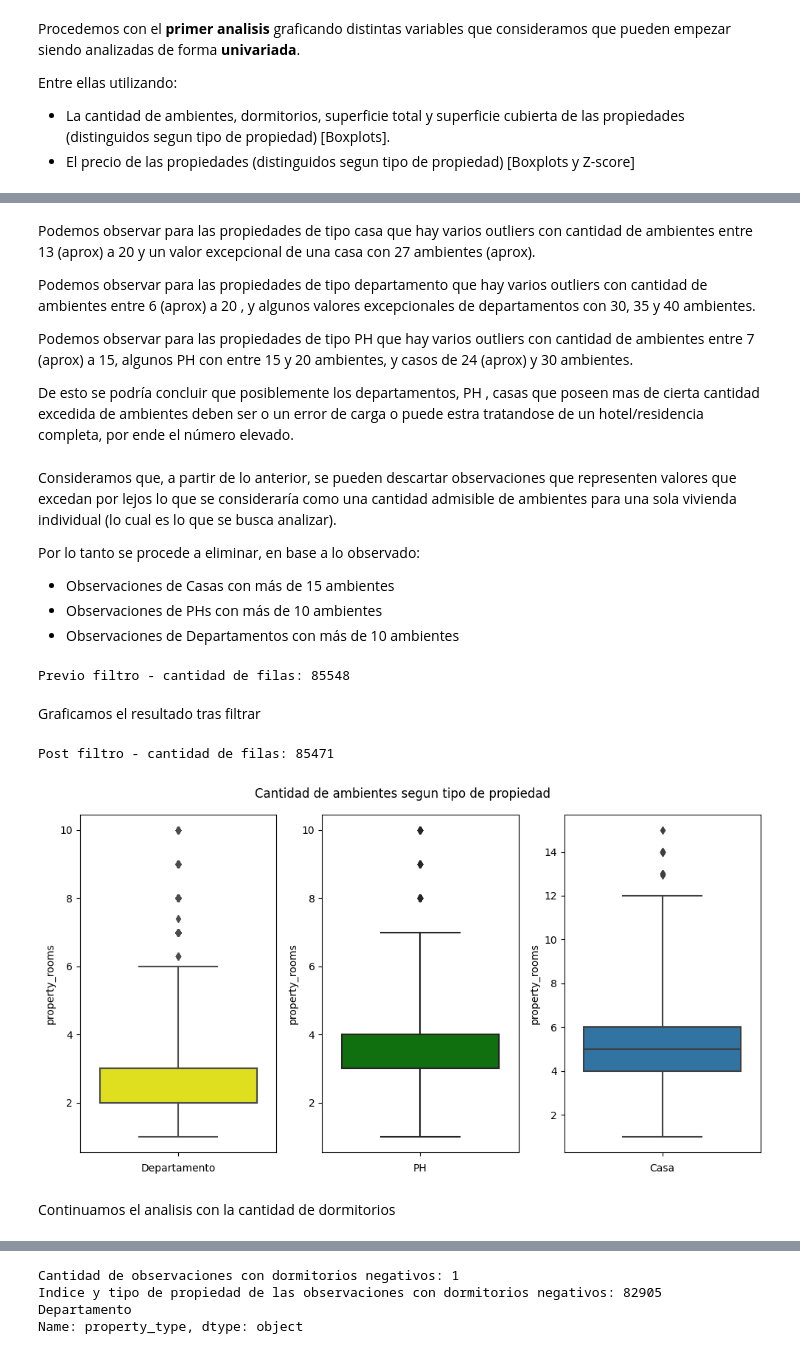
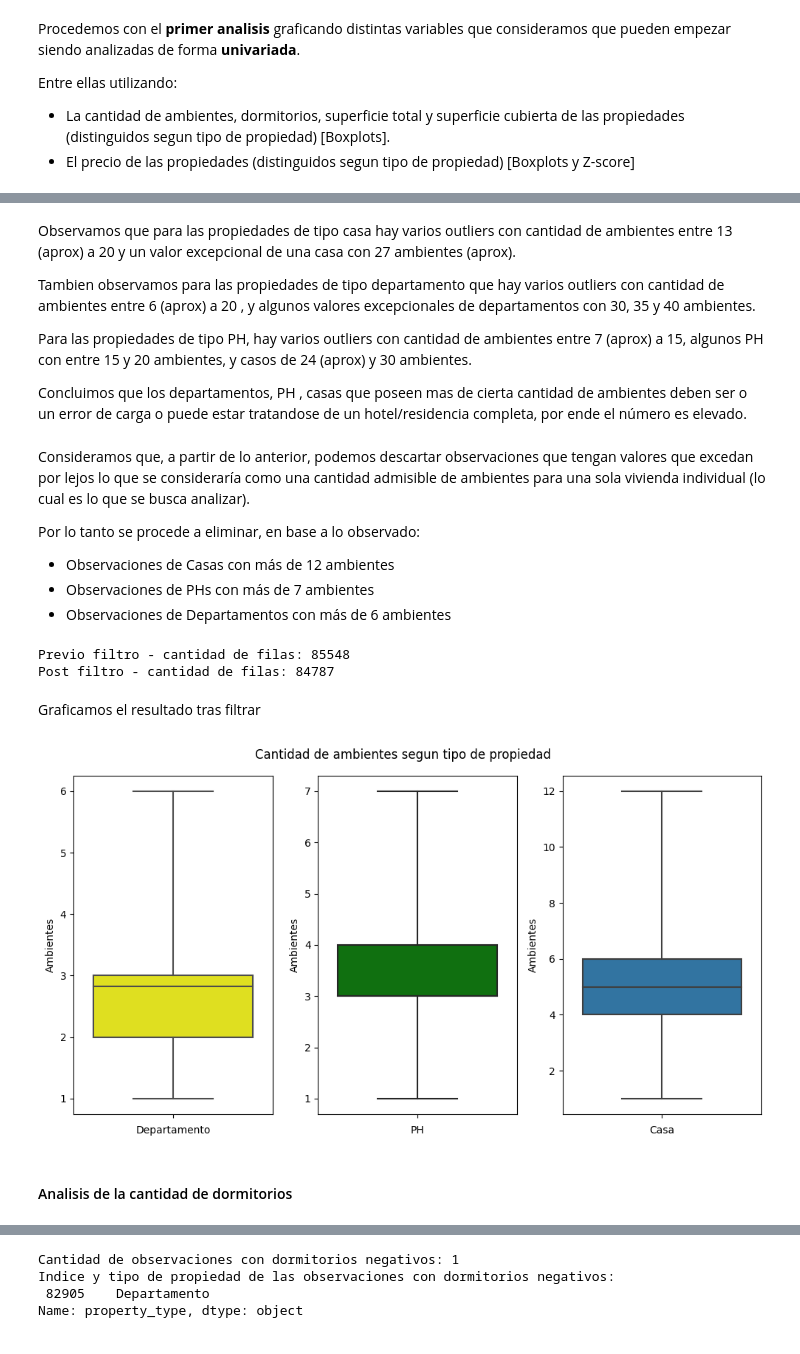
Before and after one commit to MiguelV5/7506-Organizacion_de_datos, a Jupyter notebook: TP1/7506R_2C2022_GRUPO3.ipynb, the cells around one changed output, grey strips where cells are left out. Saved outputs shown, nothing was run; the diff lists cells and outputs as text; code cells hidden in the pictures.

```diff
--- a/TP1/7506R_2C2022_GRUPO3.ipynb
+++ b/TP1/7506R_2C2022_GRUPO3.ipynb
@@ -236,12 +237,12 @@ Analizando los valores que toman las variables que utilizaremos, podemos afirmar
 
 Procedemos entonces a realizar un primer filtro del dataset:
 # %%
-property_type_cond = ds['property_type'].isin(['Casa', 'PH','Departamento'])
-property_currency_cond = ds['property_currency']  == 'USD'
-operation_cond = ds['operation'] == 'Venta'
-location_cond = ds['place_l2'] == 'Capital Federal' # segun documentacion "place_l2" es la provincia
+property_type_cond = ds_properati['property_type'].isin(['Casa', 'PH','Departamento'])
+property_currency_cond = ds_properati['property_currency']  == 'USD'
+operation_cond = ds_properati['operation'] == 'Venta'
+location_cond = ds_properati['place_l2'] == 'Capital Federal' # segun documentacion "place_l2" es la provincia
 
-ds_properati = ds[property_type_cond & property_currency_cond & operation_cond & location_cond]
+ds_properati = ds_properati[property_type_cond & property_currency_cond & operation_cond & location_cond]
 ds_properati.reset_index(drop=True, inplace=True)
 ds_properati.shape
 # %% [output]
@@ -488,0 +482,2 @@ ds_properati.head()
+# %%
+ds_properati.drop(['created_on'], axis=1, inplace = True)
@@ -736 +739,3 @@ Entre ellas utilizando:
+# %%
+df_preprocesado = ds_properati.copy()
 # %% [markdown]
@@ -760,62 +765,62 @@ fig.show()
 # %% [markdown]
 
-Podemos observar para las propiedades de tipo casa que hay varios outliers con cantidad de ambientes entre 13 (aprox) a 20 y un valor excepcional de una casa con 27 ambientes (aprox).
+Observamos que para las propiedades de tipo casa hay varios outliers con cantidad de ambientes entre 13 (aprox) a 20 y un valor excepcional de una casa con 27 ambientes (aprox).
 
-Podemos observar para las propiedades de tipo departamento que hay varios outliers con cantidad de ambientes entre 6 (aprox) a 20 , y algunos valores excepcionales de departamentos con 30, 35 y 40 ambientes.
+Tambien observamos para las propiedades de tipo departamento que hay varios outliers con cantidad de ambientes entre 6 (aprox) a 20 , y algunos valores excepcionales de departamentos con 30, 35 y 40 ambientes.
 
-Podemos observar para las propiedades de tipo PH que hay varios outliers con cantidad de ambientes entre 7 (aprox) a 15, algunos PH con entre 15 y 20 ambientes, y casos de 24 (aprox) y 30 ambientes.
+Para las propiedades de tipo PH, hay varios outliers con cantidad de ambientes entre 7 (aprox) a 15, algunos PH con entre 15 y 20 ambientes, y casos de 24 (aprox) y 30 ambientes.
 
-De esto se podría concluir que posiblemente los departamentos, PH , casas  que poseen mas de cierta cantidad excedida de ambientes deben ser o un error de carga o puede estra tratandose de un hotel/residencia completa, por ende el número elevado.
+Concluimos que los departamentos, PH , casas  que poseen mas de cierta cantidad de ambientes deben ser o un error de carga o puede estar tratandose de un hotel/residencia completa, por ende el número es elevado.
 # %% [markdown]
-Consideramos que, a partir de lo anterior, se pueden descartar observaciones que representen valores que excedan por lejos lo que se consideraría como una cantidad admisible de ambientes para una sola vivienda individual (lo cual es lo que se busca analizar).
+Consideramos que, a partir de lo anterior, podemos descartar observaciones que tengan valores que excedan por lejos lo que se consideraría como una cantidad admisible de ambientes para una sola vivienda individual (lo cual es lo que se busca analizar).
 
 Por lo tanto se procede a eliminar, en base a lo observado:
 
-- Observaciones de Casas con más de 15 ambientes
-- Observaciones de PHs con más de 10 ambientes
-- Observaciones de Departamentos con más de 10 ambientes
+- Observaciones de Casas con más de 12 ambientes
+- Observaciones de PHs con más de 7 ambientes
+- Observaciones de Departamentos con más de 6 ambientes
 # %%
-print("Previo filtro - cantidad de filas: %d" % ds_properati.shape[0])
-ds_properati.drop(
-    ds_properati[(ds_properati['property_type']  == 'Casa') & (ds_properati["property_rooms"] > 15)].index
+print("Previo filtro - cantidad de filas: %d" % df_preprocesado.shape[0])
+df_preprocesado.drop(
+    df_preprocesado[(df_preprocesado['property_type']  == 'Casa') & (df_preprocesado["property_rooms"] > 12.5)].index
     , inplace= True)
-ds_properati.drop(
-    ds_properati[(ds_properati['property_type']  == 'PH') & (ds_properati["property_rooms"] > 10)].index
+df_preprocesado.drop(
+    df_preprocesado[(df_preprocesado['property_type']  == 'PH') & (df_preprocesado["property_rooms"] > 7.5)].index
     , inplace= True)
-ds_properati.drop(
-    ds_properati[(ds_properati['property_type']  == 'Departamento') & (ds_properati["property_rooms"] > 10)].index
+df_preprocesado.drop(
+    df_preprocesado[(df_preprocesado['property_type']  == 'Departamento') & (df_preprocesado["property_rooms"] > 6)].index
         , inplace= True)
+
+print("Post filtro - cantidad de filas: %d" % df_preprocesado.shape[0])
 # %% [output]
 Previo filtro - cantidad de filas: 85548
+Post filtro - cantidad de filas: 84787
 # %% [markdown]
 Graficamos el resultado tras filtrar
 # %%
-print("Post filtro - cantidad de filas: %d" % ds_properati.shape[0])
-
 fig, ax = plt.subplots(1,3)
 fig.suptitle('Cantidad de ambientes segun tipo de propiedad')
 
-properties_with_house_type_cond = ds_properati['property_type']  == 'Casa'
-sns.boxplot(y='property_rooms',data=ds_properati[properties_with_house_type_cond], whis=3).set(xlabel='Casa')
+properties_with_house_type_cond = df_preprocesado['property_type']  == 'Casa'
+sns.boxplot(y='property_rooms',data=df_preprocesado[properties_with_house_type_cond], whis=3).set(xlabel='Casa', ylabel='Ambientes')
 plt.sca(ax[0])
 plt.xticks(rotation=45)
 
-properties_with_dept_type_cond = ds_properati['property_type']  == 'Departamento'
-sns.boxplot(y='property_rooms',data=ds_properati[properties_with_dept_type_cond], whis=3, color='yellow').set(xlabel='Departamento')
+properties_with_dept_type_cond = df_preprocesado['property_type']  == 'Departamento'
+sns.boxplot(y='property_rooms',data=df_preprocesado[properties_with_dept_type_cond], whis=3, color='yellow').set(xlabel='Departamento', ylabel='Ambientes')
 plt.sca(ax[1])
 plt.xticks(rotation=45)
 
-properties_with_PH_type_cond = ds_properati['property_type']  == 'PH'
-sns.boxplot(y='property_rooms',data=ds_properati[properties_with_PH_type_cond], whis=3, color='green').set(xlabel='PH')
+properties_with_PH_type_cond = df_preprocesado['property_type']  == 'PH'
+sns.boxplot(y='property_rooms',data= df_preprocesado[properties_with_PH_type_cond], whis=3, color='green').set(xlabel='PH', ylabel='Ambientes')
 plt.sca(ax[2])
 plt.xticks(rotation=45)
 
 fig.show()
 # %% [output]
-Post filtro - cantidad de filas: 85471
-[figure, old version]
+[figure, new version]
 # %% [markdown]
-Continuamos el analisis con la cantidad de dormitorios
+#### Analisis de la cantidad de dormitorios
 # %%
 fig, ax = plt.subplots(1,3)
 fig.suptitle('Cantidad de dormitorios segun tipo de propiedad')
```
Also changed, not shown: parts of 112 cells of this notebook.
